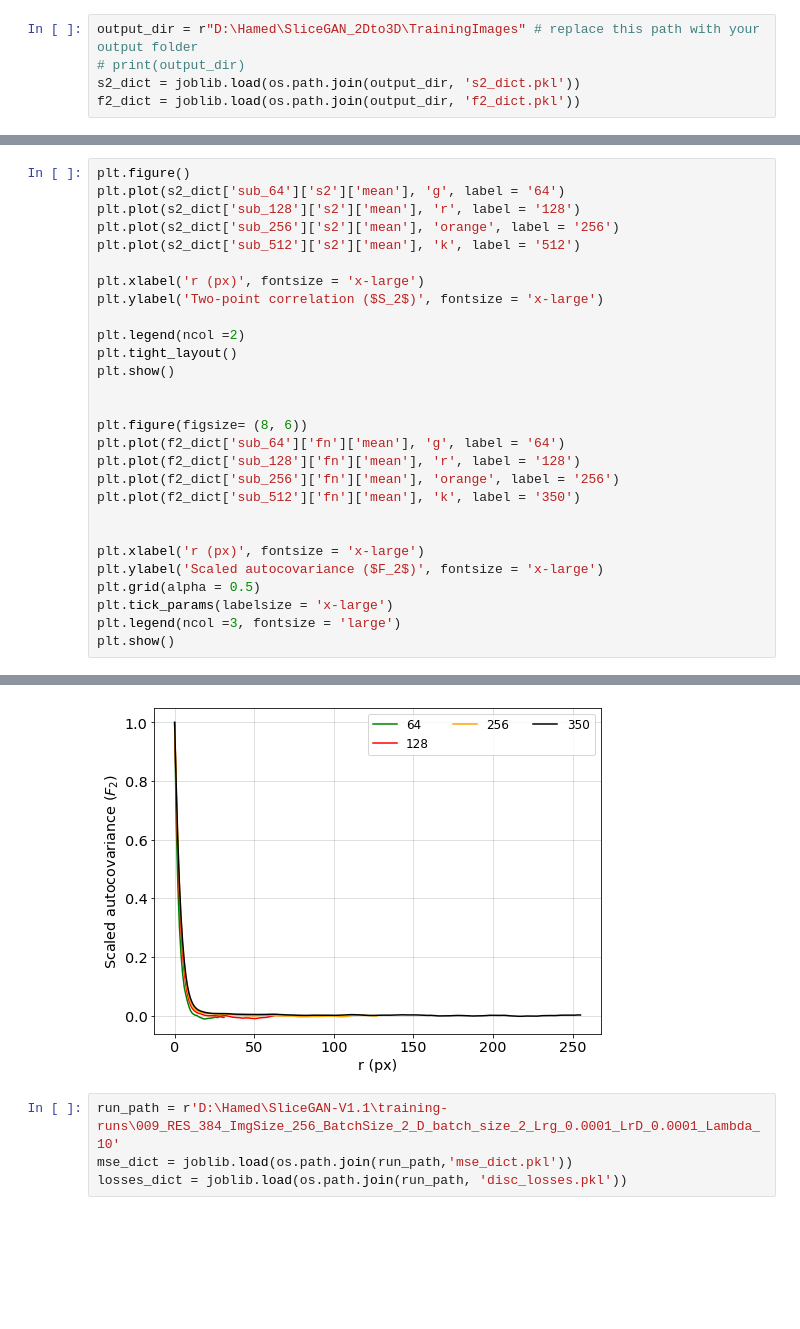
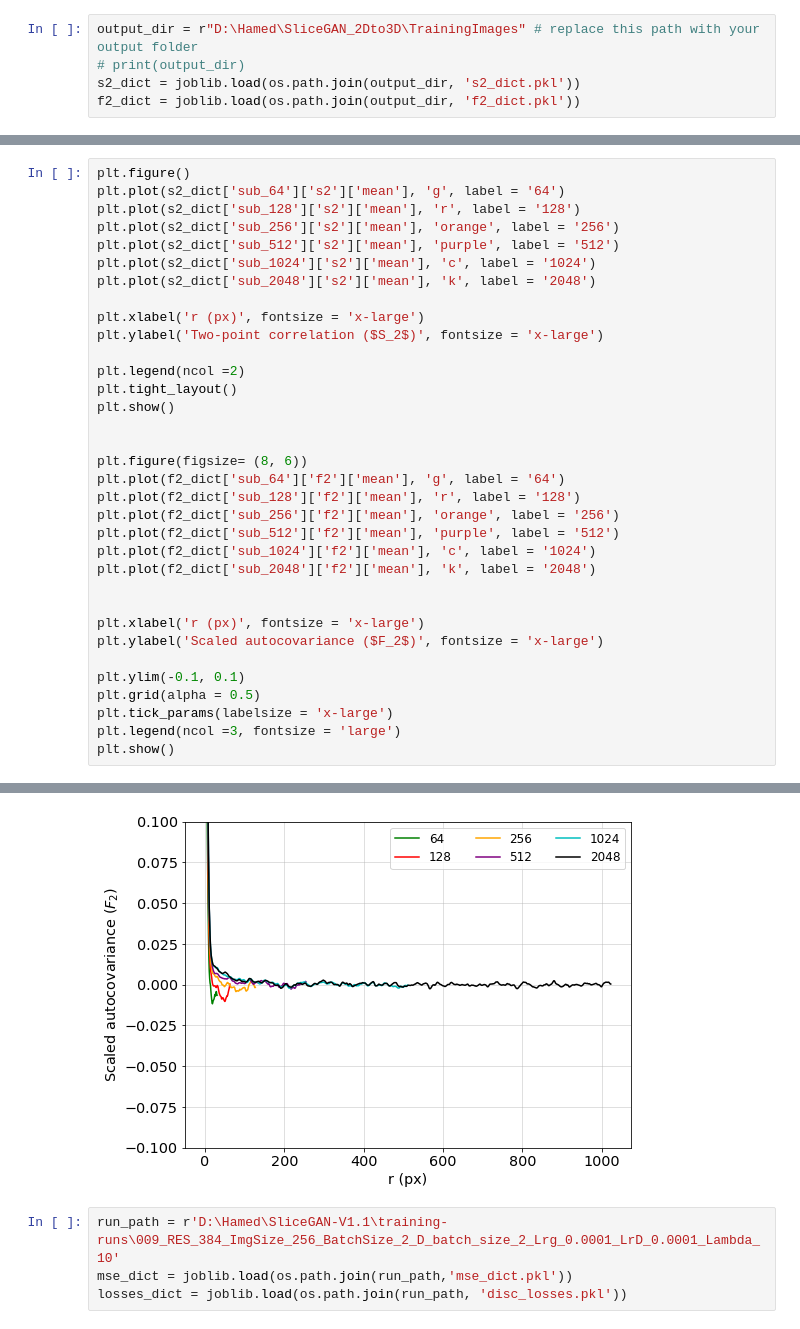
Before and after one commit to hamediut/True2Dto3Drecon, a Jupyter notebook: Notebooks/REV_example.ipynb, the cells around one changed output, grey strips where cells are left out. Drawn from its saved outputs; the diff is of its cells as text; blank space fills up the shorter version.

```diff
--- a/Notebooks/REV_example.ipynb
+++ b/Notebooks/REV_example.ipynb
@@ -92,7 +70,9 @@ plt.figure()
 plt.plot(s2_dict['sub_64']['s2']['mean'], 'g', label = '64')
 plt.plot(s2_dict['sub_128']['s2']['mean'], 'r', label = '128')
 plt.plot(s2_dict['sub_256']['s2']['mean'], 'orange', label = '256')
-plt.plot(s2_dict['sub_512']['s2']['mean'], 'k', label = '512')
+plt.plot(s2_dict['sub_512']['s2']['mean'], 'purple', label = '512')
+plt.plot(s2_dict['sub_1024']['s2']['mean'], 'c', label = '1024')
+plt.plot(s2_dict['sub_2048']['s2']['mean'], 'k', label = '2048')
 
 plt.xlabel('r (px)', fontsize = 'x-large')
 plt.ylabel('Two-point correlation ($S_2$)', fontsize = 'x-large')
@@ -103,14 +83,18 @@ plt.show()
 
 
 plt.figure(figsize= (8, 6))
-plt.plot(f2_dict['sub_64']['fn']['mean'], 'g', label = '64')
-plt.plot(f2_dict['sub_128']['fn']['mean'], 'r', label = '128')
-plt.plot(f2_dict['sub_256']['fn']['mean'], 'orange', label = '256')
-plt.plot(f2_dict['sub_512']['fn']['mean'], 'k', label = '350')
+plt.plot(f2_dict['sub_64']['f2']['mean'], 'g', label = '64')
+plt.plot(f2_dict['sub_128']['f2']['mean'], 'r', label = '128')
+plt.plot(f2_dict['sub_256']['f2']['mean'], 'orange', label = '256')
+plt.plot(f2_dict['sub_512']['f2']['mean'], 'purple', label = '512')
+plt.plot(f2_dict['sub_1024']['f2']['mean'], 'c', label = '1024')
+plt.plot(f2_dict['sub_2048']['f2']['mean'], 'k', label = '2048')
 
 
 plt.xlabel('r (px)', fontsize = 'x-large')
 plt.ylabel('Scaled autocovariance ($F_2$)', fontsize = 'x-large')
+
+plt.ylim(-0.1, 0.1)
 plt.grid(alpha = 0.5)
 plt.tick_params(labelsize = 'x-large')
 plt.legend(ncol =3, fontsize = 'large')
@@ -120,4 +104,4 @@ plt.show()
-[figure, old version]
+[figure, new version]
 # %%
 run_path = r'D:\Hamed\SliceGAN-V1.1\training-runs\009_RES_384_ImgSize_256_BatchSize_2_D_batch_size_2_Lrg_0.0001_LrD_0.0001_Lambda_10'
 mse_dict = joblib.load(os.path.join(run_path,'mse_dict.pkl'))
```
Also changed, not shown: parts of 7 cells of this notebook, 1 other file.
